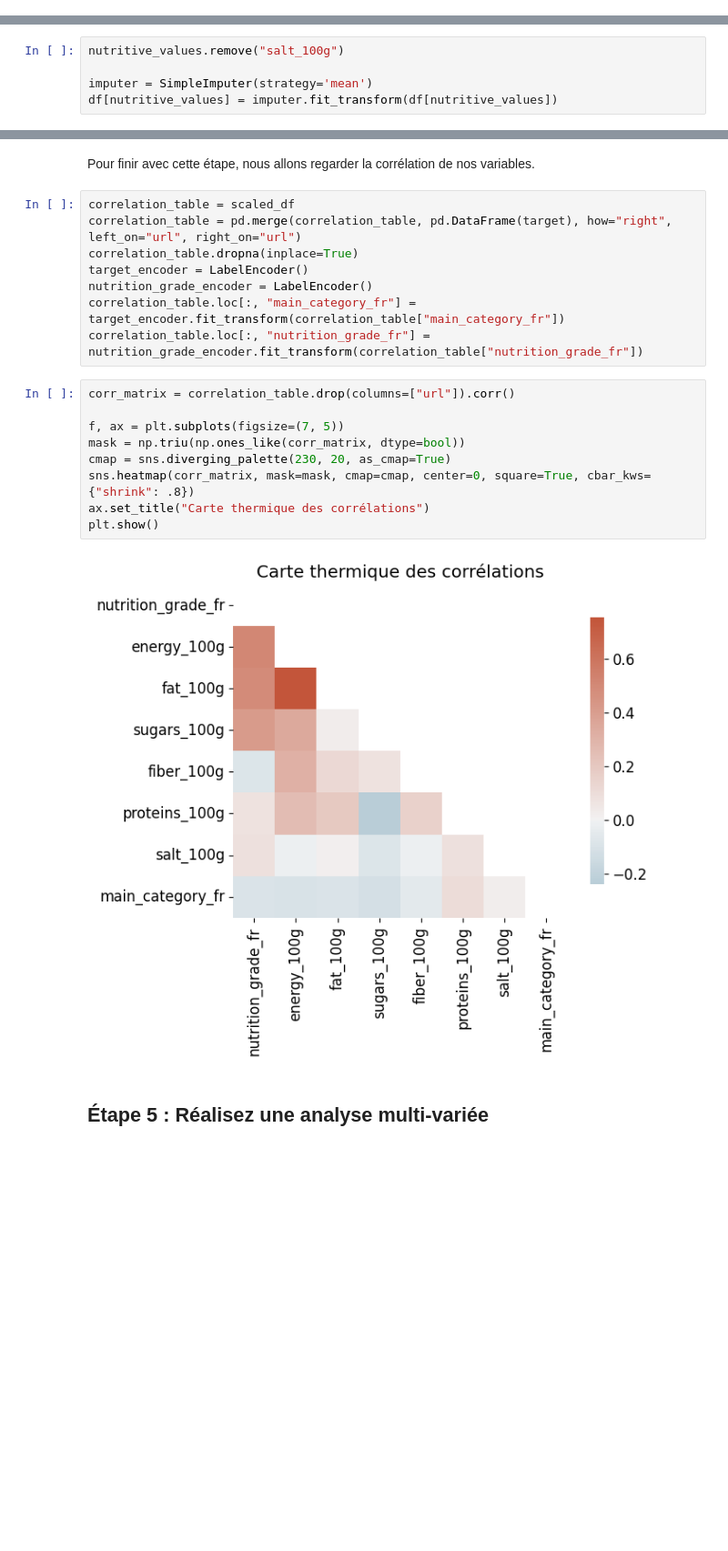
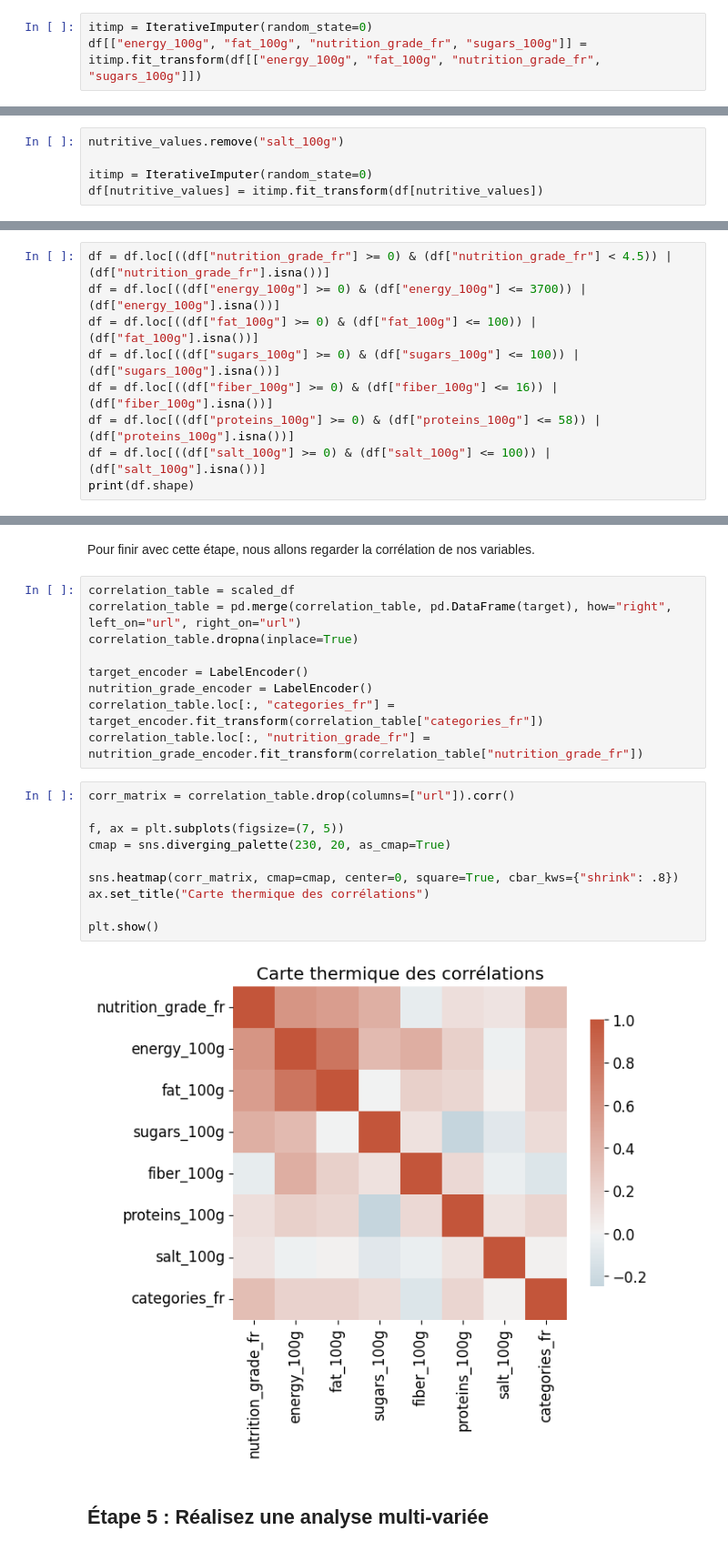
Before and after one commit to tdechanet/IAEngP3, a Jupyter notebook: analyze.ipynb, the cells around one changed output, grey strips where cells are left out. Shown at 91% size. Cells and saved outputs as stored; diff of their text form; blank space fills up the shorter version.

Commit message:
added iterative imputer

```diff
--- a/analyze.ipynb
+++ b/analyze.ipynb
@@ -237,4 +237,7 @@ ax.set_title("Carte thermique des corrélations")
 plt.show()
 # %% [output]
 [figure]
+# %%
+itimp = IterativeImputer(random_state=0)
+df[["energy_100g", "fat_100g", "nutrition_grade_fr", "sugars_100g"]] = itimp.fit_transform(df[["energy_100g", "fat_100g", "nutrition_grade_fr", "sugars_100g"]])
 # %% [markdown]
@@ -242,8 +245,8 @@ Nos données sont plutôt corréllées entre elle excepté pour la variable "sal
 # %%
 nutritive_values.remove("salt_100g")
 
-imputer = SimpleImputer(strategy='mean')
-df[nutritive_values] = imputer.fit_transform(df[nutritive_values])
+itimp = IterativeImputer(random_state=0)
+df[nutritive_values] = itimp.fit_transform(df[nutritive_values])
 # %%
 knn = KNNImputer(n_neighbors=5)
 df["salt_100g"] = knn.fit_transform(pd.DataFrame(df["salt_100g"]))
@@ -287,0 +283,9 @@ df.describe()
+# %%
+df = df.loc[((df["nutrition_grade_fr"] >= 0) & (df["nutrition_grade_fr"] < 4.5)) | (df["nutrition_grade_fr"].isna())]
+df = df.loc[((df["energy_100g"] >= 0) & (df["energy_100g"] <= 3700)) | (df["energy_100g"].isna())]
+df = df.loc[((df["fat_100g"] >= 0) & (df["fat_100g"] <= 100)) | (df["fat_100g"].isna())]
+df = df.loc[((df["sugars_100g"] >= 0) & (df["sugars_100g"] <= 100)) | (df["sugars_100g"].isna())]
+df = df.loc[((df["fiber_100g"] >= 0) & (df["fiber_100g"] <= 16)) | (df["fiber_100g"].isna())]
+df = df.loc[((df["proteins_100g"] >= 0) & (df["proteins_100g"] <= 58)) | (df["proteins_100g"].isna())]
+df = df.loc[((df["salt_100g"] >= 0) & (df["salt_100g"] <= 100)) | (df["salt_100g"].isna())]
+print(df.shape)
@@ -349,21 +349,23 @@ Pour finir avec cette étape, nous allons regarder la corrélation de nos variab
 correlation_table = scaled_df
 correlation_table = pd.merge(correlation_table, pd.DataFrame(target), how="right", left_on="url", right_on="url")
 correlation_table.dropna(inplace=True)
+
 target_encoder = LabelEncoder()
 nutrition_grade_encoder = LabelEncoder()
-correlation_table.loc[:, "main_category_fr"] = target_encoder.fit_transform(correlation_table["main_category_fr"])
+correlation_table.loc[:, "categories_fr"] = target_encoder.fit_transform(correlation_table["categories_fr"])
 correlation_table.loc[:, "nutrition_grade_fr"] = nutrition_grade_encoder.fit_transform(correlation_table["nutrition_grade_fr"])
 # %%
 corr_matrix = correlation_table.drop(columns=["url"]).corr()
 
 f, ax = plt.subplots(figsize=(7, 5))
-mask = np.triu(np.ones_like(corr_matrix, dtype=bool))
 cmap = sns.diverging_palette(230, 20, as_cmap=True)
-sns.heatmap(corr_matrix, mask=mask, cmap=cmap, center=0, square=True, cbar_kws={"shrink": .8})
+
+sns.heatmap(corr_matrix, cmap=cmap, center=0, square=True, cbar_kws={"shrink": .8})
 ax.set_title("Carte thermique des corrélations")
+
 plt.show()
 # %% [output]
-[figure, old version]
+[figure, new version]
 # %% [markdown]
 ## Étape 5 : Réalisez une analyse multi-variée
 # %%
```
Also changed, not shown: parts of 41 cells of this notebook.
